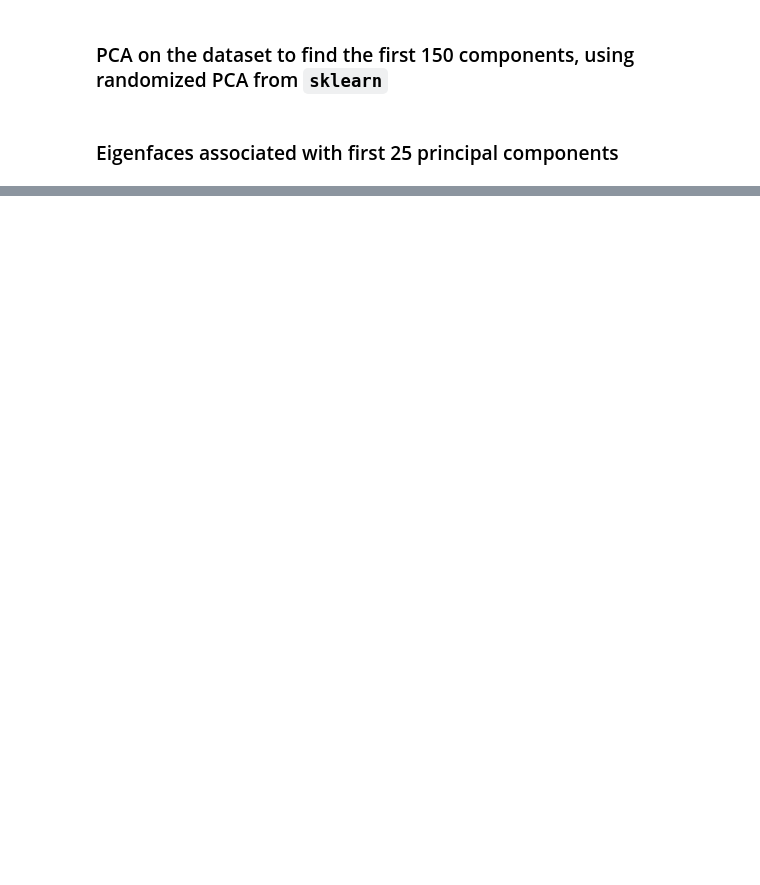
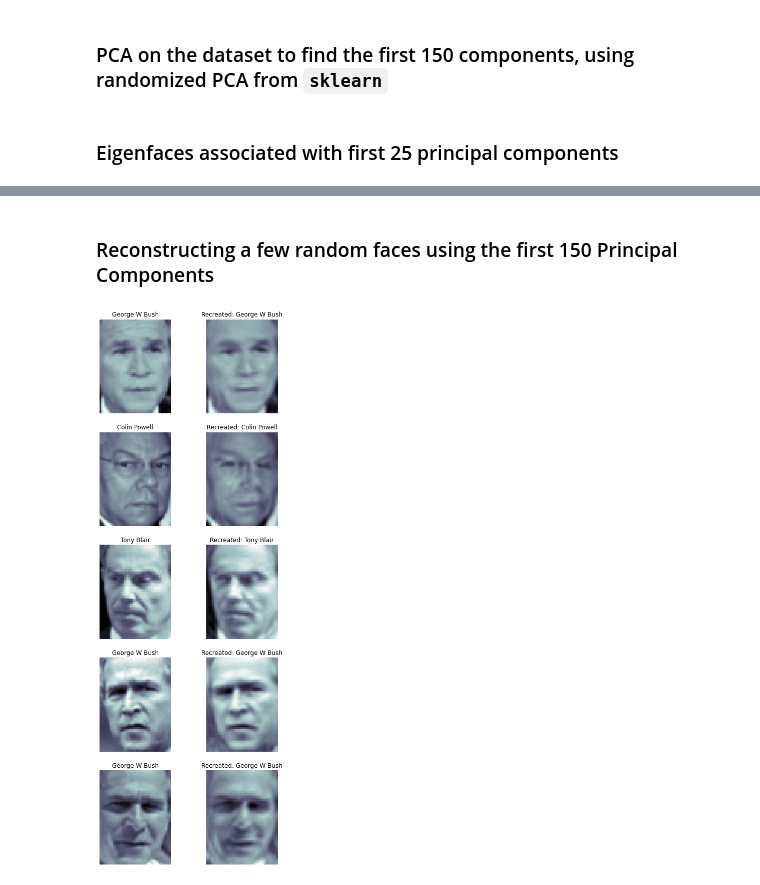
Before and after one commit to sheilsarda/Statistics_for_Data_Science, a Jupyter notebook: Homeworks/ese542_hw6_sheils/ESE542_HW6_Q5.ipynb, the cells around one changed output, grey strips where cells are left out. Saved outputs shown, nothing was run; the diff lists cells and outputs as text; code cells hidden in the pictures; blank space fills up the shorter version.

```diff
--- a/Homeworks/ese542_hw6_sheils/ESE542_HW6_Q5.ipynb
+++ b/Homeworks/ese542_hw6_sheils/ESE542_HW6_Q5.ipynb
@@ -41,0 +47,21 @@ for r in range(5):
+# %% [markdown]
+### Reconstructing a few random faces using the first 150 Principal Components
+# %%
+plt.rcParams['figure.figsize']=(7, 20)
+index = np.random.randint(0, faces_dataset.data.shape[0], size=5)
+
+i = 0
+fig, axs = plt.subplots(5, 2)
+for r in range(5):
+    c = 0
+    axs[r, c].imshow(faces_dataset.images[index[i]], cmap=plt.cm.bone)
+    axs[r, c].set_title(str(faces_dataset.target_names[faces_dataset.target[index[i]]]))
+    axs[r, c].axis('off')
+
+    pca_transformed_face = faces_pca.transform(faces_dataset.images[index[i]].reshape(1, -1))
+    axs[r, c+1].imshow(faces_pca.inverse_transform(pca_transformed_face).reshape(faces_dataset.images.shape[1:]), cmap=plt.cm.bone)
+    axs[r, c+1].set_title(str("Recreated: " + faces_dataset.target_names[faces_dataset.target[index[i]]]))
+    axs[r, c+1].axis('off')
+    i+=1
+# %% [output]
+[figure, added]
```
Also changed, not shown: parts of 2 cells of this notebook.
